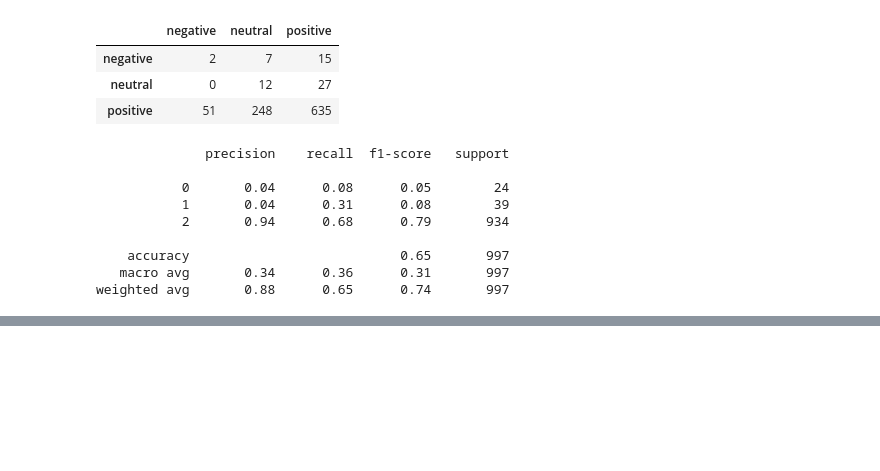
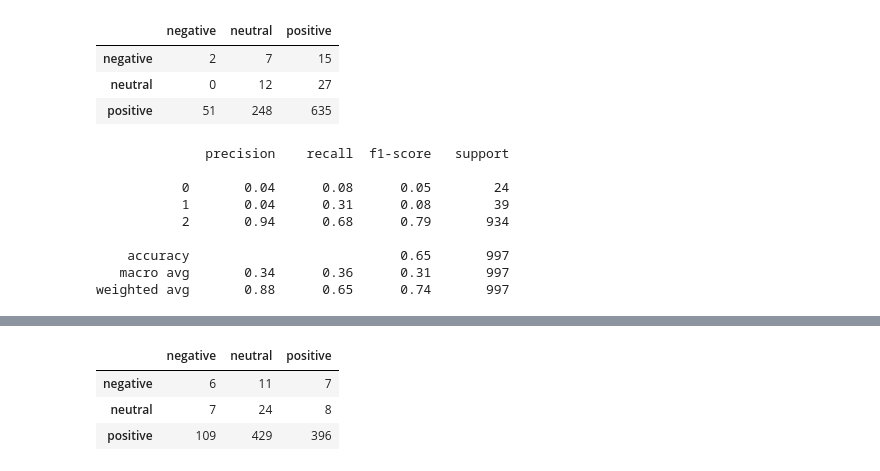
Before and after one commit to gendath/AI-Capstone-Project, a Jupyter notebook: AI CAPSTONE ECOMMERCE.ipynb, the cells around one changed output, grey strips where cells are left out. Cells and saved outputs as stored; diff of their text form; code cells hidden in the pictures; blank space fills up the shorter version.

Commit message:
add oversampling/undersampling

```diff
--- a/AI CAPSTONE ECOMMERCE.ipynb
+++ b/AI CAPSTONE ECOMMERCE.ipynb
@@ -287,0 +300,6 @@ weighted avg       0.88      0.65      0.74       997
+# %%
+steps = [('o', oversample), ('u', undersample),('model', MultinomialNB())]
+pipeline = Pipeline(steps=steps)
+pipeline.fit(X_train,y_train)
+preds_over_under = model.predict(X_test)
+print(classification_report(y_test,preds_over_under))
@@ -287,0 +316,7 @@ weighted avg       0.88      0.65      0.74       997
+# %%
+pd.DataFrame(confusion_matrix(y_test,preds_over_under),columns=["negative","neutral","positive"],index=["negative","neutral","positive"])
+# %% [output]
+|  | negative | neutral | positive |
+| negative | 6 | 11 | 7 |
+| neutral | 7 | 24 | 8 |
+| positive | 109 | 429 | 396 |
```
Also changed, not shown: parts of 11 cells of this notebook, 1 other file.
